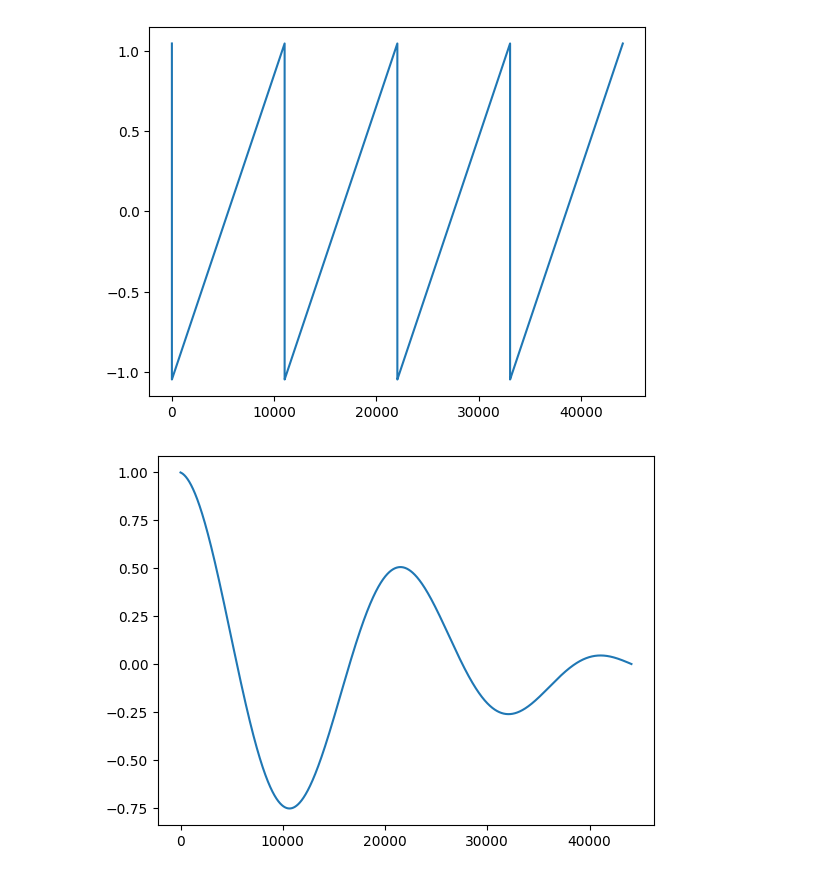
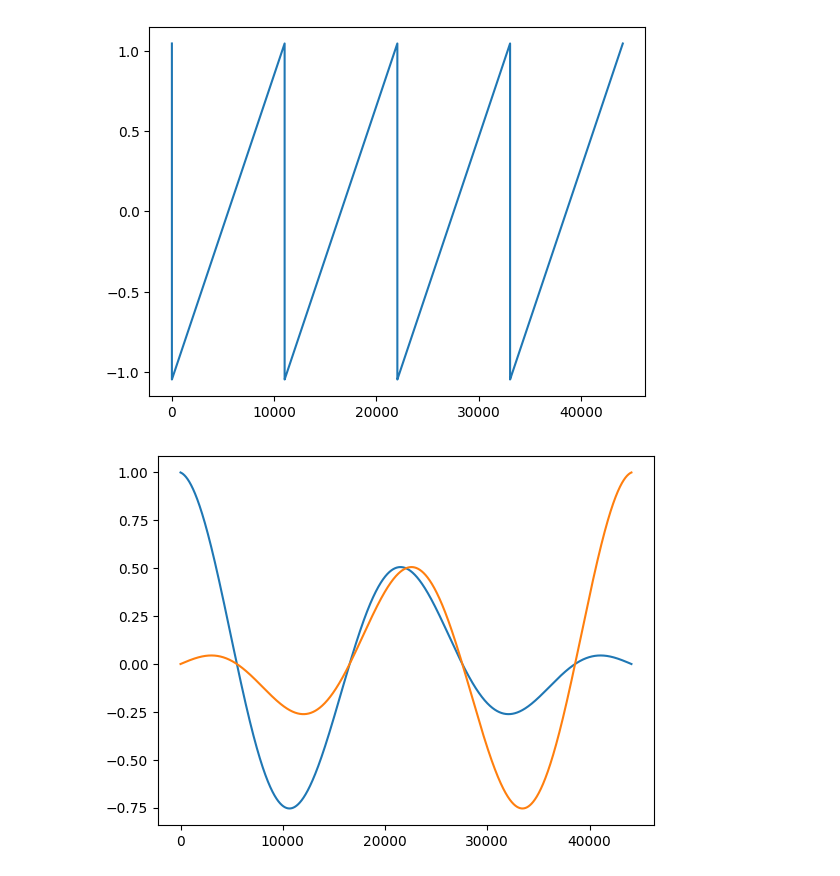
Before and after one commit to Adelpozo04/Informatica-Musical, a Jupyter notebook: Practica 1/practica01.ipynb, the cells around one changed output. Cells and saved outputs as stored; diff of their text form; code cells hidden in the pictures.

```diff
--- a/Practica 1/practica01.ipynb
+++ b/Practica 1/practica01.ipynb
@@ -268,29 +268,37 @@ sd.wait()
 # %%
 #Fade In
 def fadeIn(freq, dur=1, amp=1, phase=0):
 
     ns = np.arange(SRATE * dur)
     a = np.sin(((ns * np.pi * 2 * freq) /SRATE) + phase) * (ns / (SRATE * dur))
     a = a * amp
 
     return a
 
 #Fade Out
 def fadeOut(freq, dur=1, amp=1, phase=0):
 
     ns = np.arange(SRATE * dur)
     nsAux = np.flip(ns)
     a = np.sin(((ns * np.pi * 2 * freq) /SRATE) + phase) * (nsAux / (SRATE * dur))
     a = a * amp
 
     return a
 
 a = fadeOut(2, 1, 1, np.pi / 2)
 
 plt.plot(a)
 
 sd.play(a)
 
 sd.wait()
+
+a = fadeIn(2, 1, 1, np.pi / 2)
+
+plt.plot(a)
+
+sd.play(a)
+
+sd.wait()
 # %% [output]
-[figure, old version]
+[figure, new version]
```
Also changed, not shown: 1 other file.
